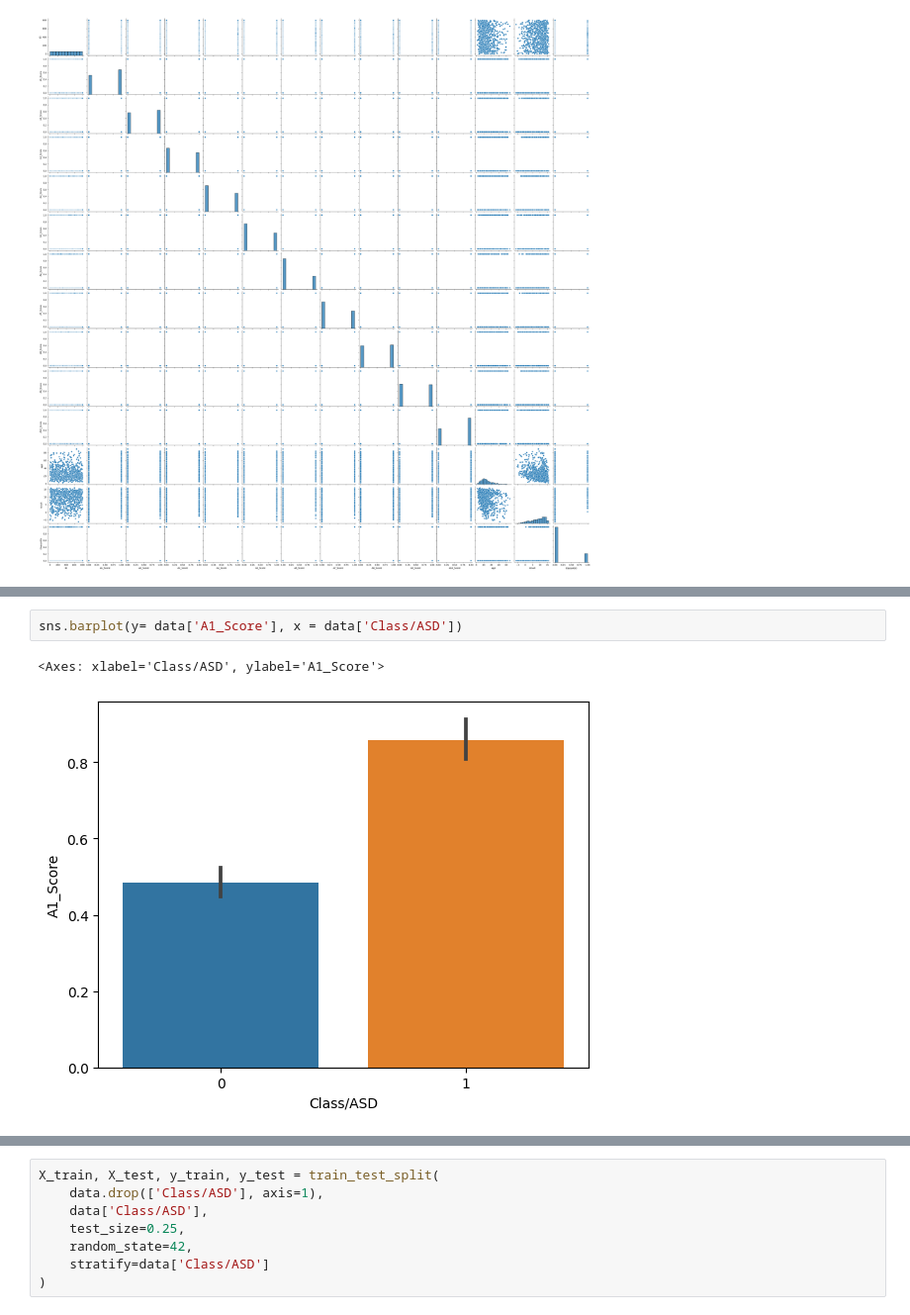
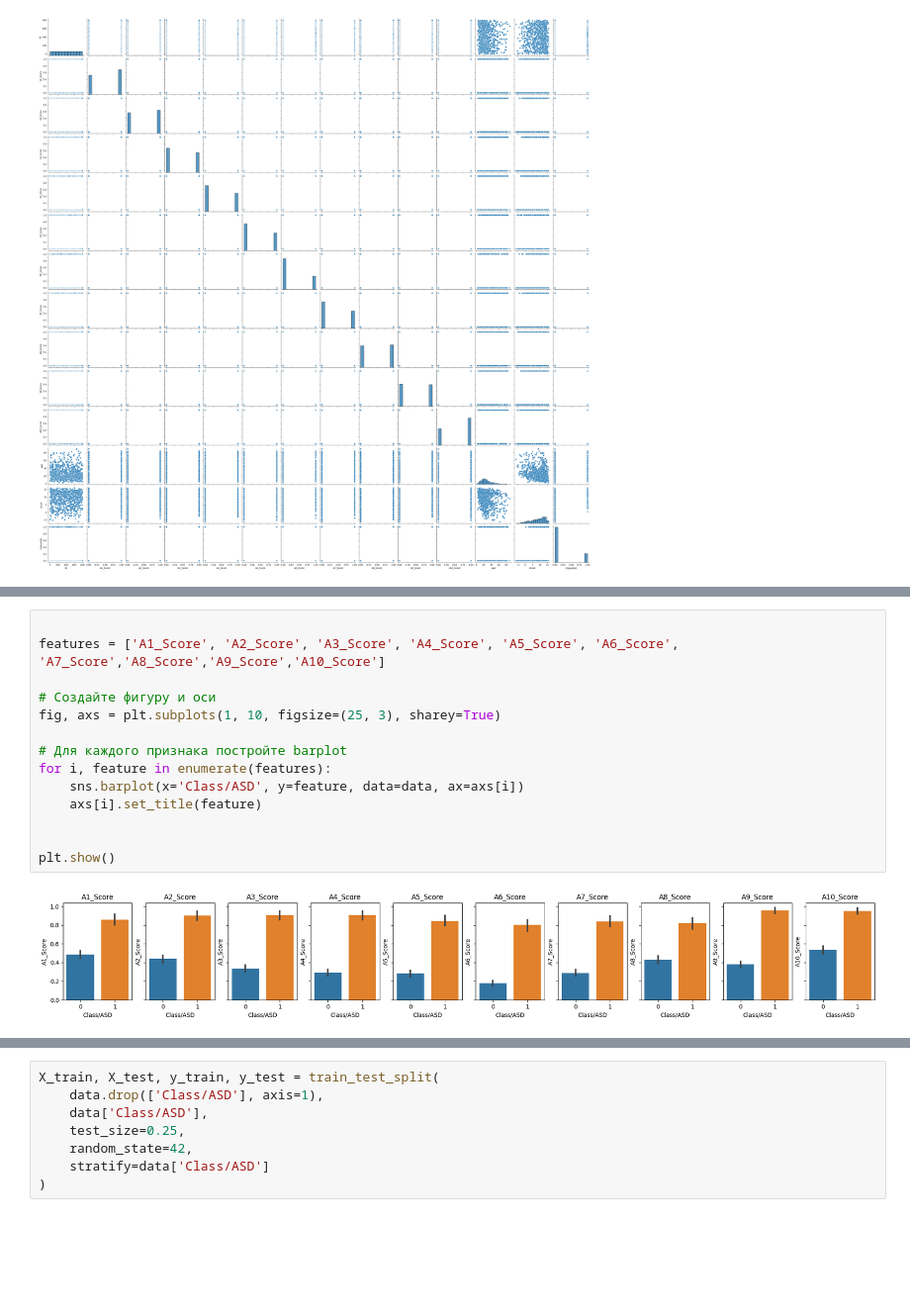
Before and after one commit to DKAvocad00/HW3, a Jupyter notebook: variant_2_autism_prescrinning/hw3.ipynb, the cells around one changed output, grey strips where cells are left out. Shown at 99% size. Drawn from its saved outputs; the diff is of its cells as text; blank space fills up the shorter version.

```diff
--- a/variant_2_autism_prescrinning/hw3.ipynb
+++ b/variant_2_autism_prescrinning/hw3.ipynb
@@ -182,5 +169,16 @@ sns.barplot(y= data['result'], x = data['Class/ASD'])
-# %%
-sns.barplot(y= data['A1_Score'], x = data['Class/ASD'])
-# %% [output]
-<Axes: xlabel='Class/ASD', ylabel='A1_Score'>
-[figure, removed]
+# %%
+
+features = ['A1_Score', 'A2_Score', 'A3_Score', 'A4_Score', 'A5_Score', 'A6_Score', 'A7_Score','A8_Score','A9_Score','A10_Score']
+
+# Создайте фигуру и оси
+fig, axs = plt.subplots(1, 10, figsize=(25, 3), sharey=True)
+
+# Для каждого признака постройте barplot
+for i, feature in enumerate(features):
+    sns.barplot(x='Class/ASD', y=feature, data=data, ax=axs[i])
+    axs[i].set_title(feature)
+
+
+plt.show()
+# %% [output]
+[figure, added]
```
Also changed, not shown: parts of 4 cells of this notebook.
